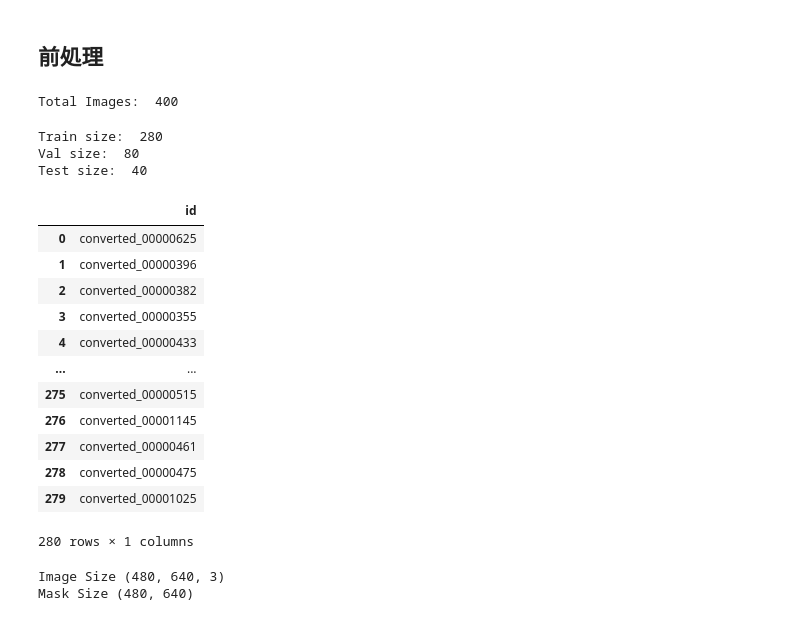
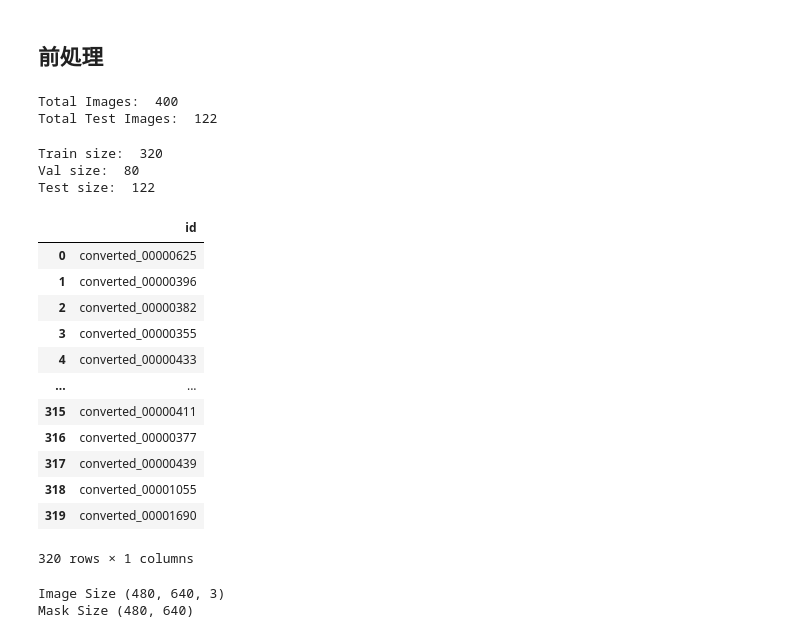
Before and after one commit to Kentaro-Machida/oyone_waterlane_detection, a Jupyter notebook: src/UNet.ipynb, the cells around one changed output. Saved outputs shown, nothing was run; the diff lists cells and outputs as text; code cells hidden in the pictures.

```diff
--- a/src/UNet.ipynb
+++ b/src/UNet.ipynb
@@ -33,59 +33,60 @@ device = torch.device("cuda" if torch.cuda.is_available() else "cpu")
 ## 前処理
 # %%
 IMAGE_PATH = '../processed_data/voc_datasets/400_dataset_voc/JPEGImages/'
+TEST_IMAGE_PATH = '../processed_data/voc_datasets/test_dataset_voc/JPEGImages/'
 MASK_PATH = '../processed_data/voc_datasets/400_dataset_voc/SegmentationClassPNG/'
+TEST_MASK_PATH = '../processed_data/voc_datasets/test_dataset_voc/SegmentationClassPNG/'
 SAVE_MODEL_DIR = '../trained_models'
 # %%
-def create_df():
+def create_df(path):
     name = []
-    for dir_name, _, filenames in os.walk(IMAGE_PATH):
+    for dir_name, _, filenames in os.walk(path):
         for filename in filenames:
             name.append(filename.split('.')[0])
 
     return pd.DataFrame({'id': name}, index=np.arange(0, len(name)))
 
-df = create_df()
+df = create_df(IMAGE_PATH)
+df_test = create_df(TEST_IMAGE_PATH)
 print('Total Images: ', len(df))
+print('Total Test Images: ', len(df_test))
 # %% [output]
 Total Images:  400
+Total Test Images:  122
 # %%
-TRAIN_RATE = 0.7
+TRAIN_RATE = 0.8
 VAL_RATE = 0.2
-TEST_RATE = 0.1
 
 train_num = int(TRAIN_RATE*len(df))
 val_num = int(VAL_RATE*len(df))
-test_num = len(df) - train_num - val_num
 
 df_train = df[0:train_num]
-df_val = df[train_num:train_num+val_num]
-df_test = df[train_num + val_num:]
+df_val = df[train_num:]
 
 df_train = df_train.reset_index(drop=True)
 df_val = df_val.reset_index(drop=True)
-df_test = df_test.reset_index(drop=True)
 
 print('Train size: ', len(df_train))
 print('Val size: ', len(df_val))
 print('Test size: ', len(df_test))
 df_train
 # %% [output]
-Train size:  280
+Train size:  320
 Val size:  80
-Test size:  40
+Test size:  122
 |  | id |
 | 0 | converted_00000625 |
 | 1 | converted_00000396 |
 | 2 | converted_00000382 |
 | 3 | converted_00000355 |
 | 4 | converted_00000433 |
 | ... | ... |
-| 275 | converted_00000515 |
-| 276 | converted_00001145 |
-| 277 | converted_00000461 |
-| 278 | converted_00000475 |
-| 279 | converted_00001025 |
+| 315 | converted_00000411 |
+| 316 | converted_00000377 |
+| 317 | converted_00000439 |
+| 318 | converted_00001055 |
+| 319 | converted_00001690 |
-280 rows × 1 columns
+320 rows × 1 columns
 # %%
 TEST_INDEX = 10
 img = Image.open(IMAGE_PATH + df['id'][TEST_INDEX] + '.jpg')
```
Also changed, not shown: parts of 4 cells of this notebook.
